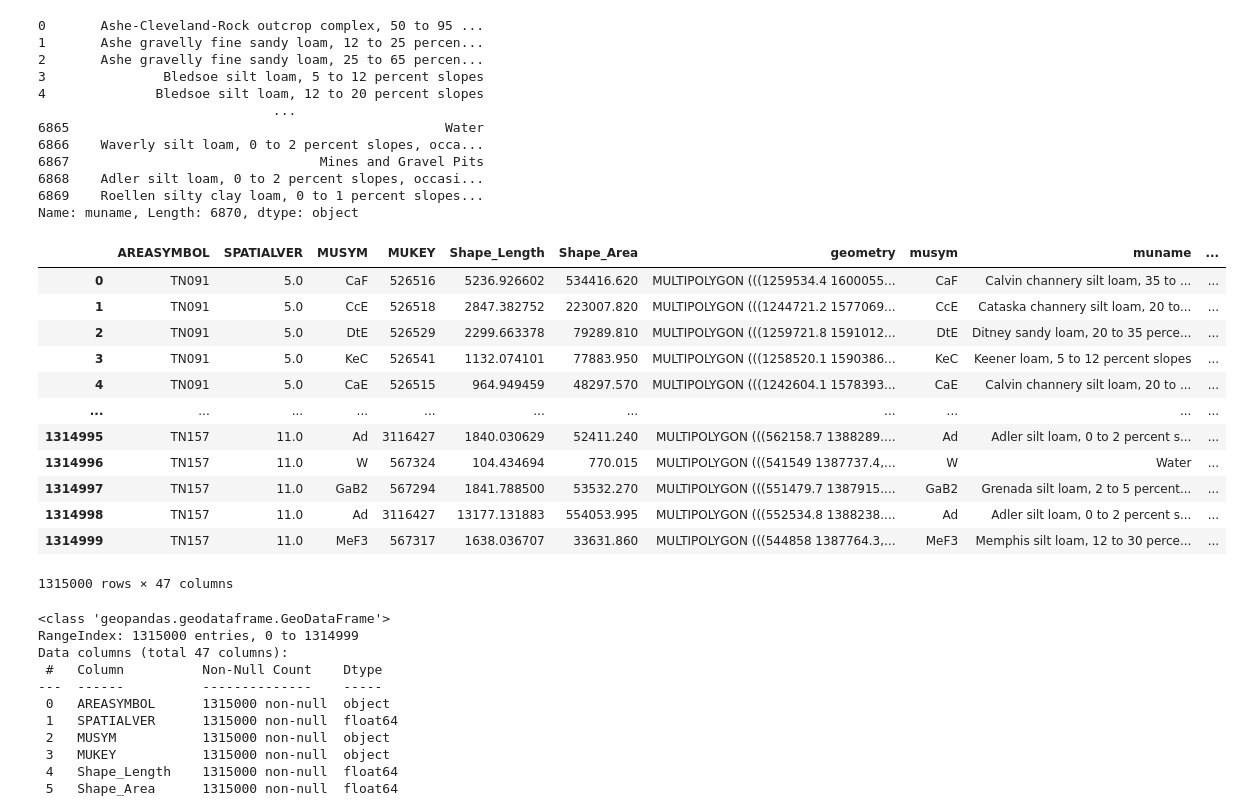
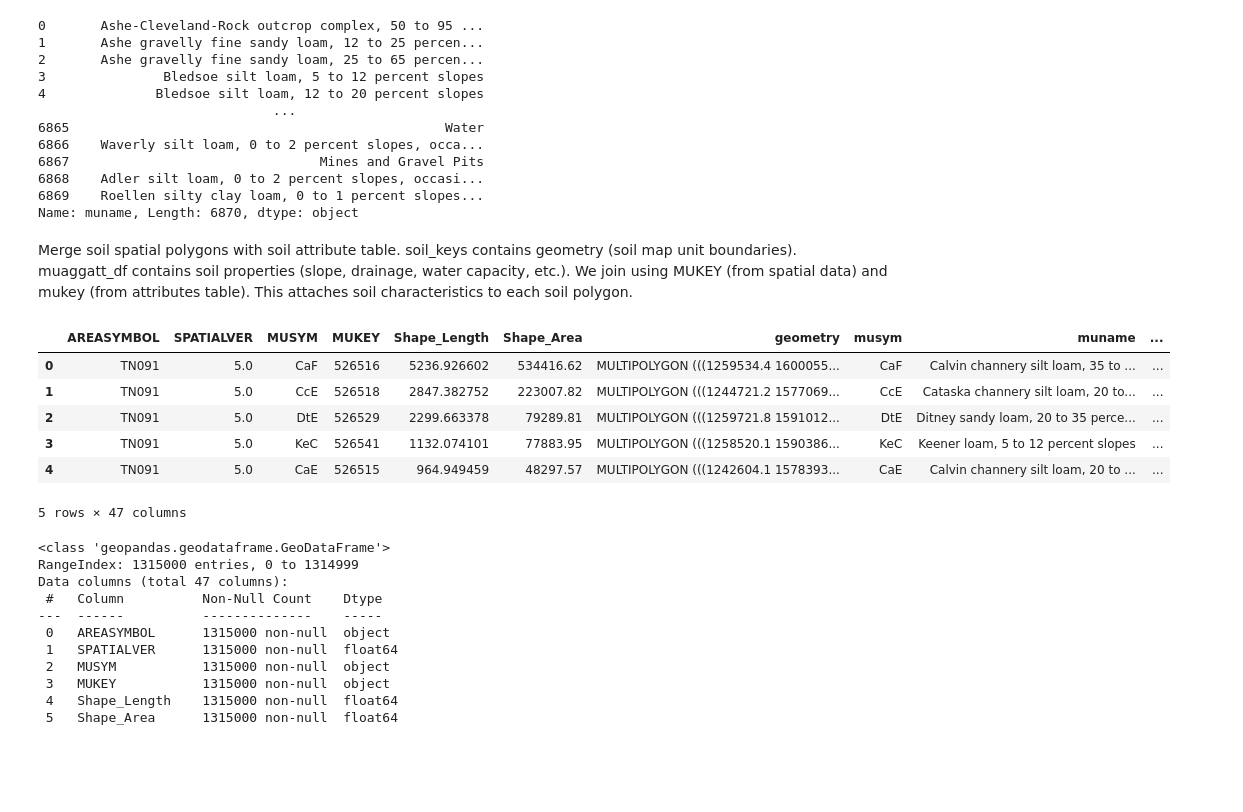
Before and after one commit to ADoddala/Predicting_Crop_Yields, a Jupyter notebook: notebooks/Data_gathering.ipynb, the cells around one changed output. Saved outputs shown, nothing was run; the diff lists cells and outputs as text; code cells hidden in the pictures; blank space fills up the shorter version.

```diff
--- a/notebooks/Data_gathering.ipynb
+++ b/notebooks/Data_gathering.ipynb
@@ -528,24 +680,24 @@ mugdp_df['muname']
 6868    Adler silt loam, 0 to 2 percent slopes, occasi...
 6869    Roellen silty clay loam, 0 to 1 percent slopes...
 Name: muname, Length: 6870, dtype: object
+# %% [markdown]
+Merge soil spatial polygons with soil attribute table.
+soil_keys contains geometry (soil map unit boundaries).
+muaggatt_df contains soil properties (slope, drainage, water capacity, etc.).
+We join using MUKEY (from spatial data) and mukey (from attributes table).
+This attaches soil characteristics to each soil polygon.
 # %%
 soil_gdf = soil_keys.merge(muaggatt_df,left_on="MUKEY",right_on="mukey",how="left")
 # %%
-soil_gdf
+soil_gdf.head()
 # %% [output]
 |  | AREASYMBOL | SPATIALVER | MUSYM | MUKEY | Shape_Length | Shape_Area | geometry | musym | muname | ... |
-| 0 | TN091 | 5.0 | CaF | 526516 | 5236.926602 | 534416.620 | MULTIPOLYGON (((1259534.4 1600055... | CaF | Calvin channery silt loam, 35 to ... | ... |
-| 1 | TN091 | 5.0 | CcE | 526518 | 2847.382752 | 223007.820 | MULTIPOLYGON (((1244721.2 1577069... | CcE | Cataska channery silt loam, 20 to... | ... |
-| 2 | TN091 | 5.0 | DtE | 526529 | 2299.663378 | 79289.810 | MULTIPOLYGON (((1259721.8 1591012... | DtE | Ditney sandy loam, 20 to 35 perce... | ... |
-| 3 | TN091 | 5.0 | KeC | 526541 | 1132.074101 | 77883.950 | MULTIPOLYGON (((1258520.1 1590386... | KeC | Keener loam, 5 to 12 percent slopes | ... |
-| 4 | TN091 | 5.0 | CaE | 526515 | 964.949459 | 48297.570 | MULTIPOLYGON (((1242604.1 1578393... | CaE | Calvin channery silt loam, 20 to ... | ... |
-| ... | ... | ... | ... | ... | ... | ... | ... | ... | ... | ... |
-| 1314995 | TN157 | 11.0 | Ad | 3116427 | 1840.030629 | 52411.240 | MULTIPOLYGON (((562158.7 1388289.... | Ad | Adler silt loam, 0 to 2 percent s... | ... |
-| 1314996 | TN157 | 11.0 | W | 567324 | 104.434694 | 770.015 | MULTIPOLYGON (((541549 1387737.4,... | W | Water | ... |
-| 1314997 | TN157 | 11.0 | GaB2 | 567294 | 1841.788500 | 53532.270 | MULTIPOLYGON (((551479.7 1387915.... | GaB2 | Grenada silt loam, 2 to 5 percent... | ... |
-| 1314998 | TN157 | 11.0 | Ad | 3116427 | 13177.131883 | 554053.995 | MULTIPOLYGON (((552534.8 1388238.... | Ad | Adler silt loam, 0 to 2 percent s... | ... |
-| 1314999 | TN157 | 11.0 | MeF3 | 567317 | 1638.036707 | 33631.860 | MULTIPOLYGON (((544858 1387764.3,... | MeF3 | Memphis silt loam, 12 to 30 perce... | ... |
+| 0 | TN091 | 5.0 | CaF | 526516 | 5236.926602 | 534416.62 | MULTIPOLYGON (((1259534.4 1600055... | CaF | Calvin channery silt loam, 35 to ... | ... |
+| 1 | TN091 | 5.0 | CcE | 526518 | 2847.382752 | 223007.82 | MULTIPOLYGON (((1244721.2 1577069... | CcE | Cataska channery silt loam, 20 to... | ... |
+| 2 | TN091 | 5.0 | DtE | 526529 | 2299.663378 | 79289.81 | MULTIPOLYGON (((1259721.8 1591012... | DtE | Ditney sandy loam, 20 to 35 perce... | ... |
+| 3 | TN091 | 5.0 | KeC | 526541 | 1132.074101 | 77883.95 | MULTIPOLYGON (((1258520.1 1590386... | KeC | Keener loam, 5 to 12 percent slopes | ... |
+| 4 | TN091 | 5.0 | CaE | 526515 | 964.949459 | 48297.57 | MULTIPOLYGON (((1242604.1 1578393... | CaE | Calvin channery silt loam, 20 to ... | ... |
-1315000 rows × 47 columns
+5 rows × 47 columns
 # %%
 soil_gdf.info()
 # %% [output]
```
Also changed, not shown: parts of 92 cells of this notebook.
